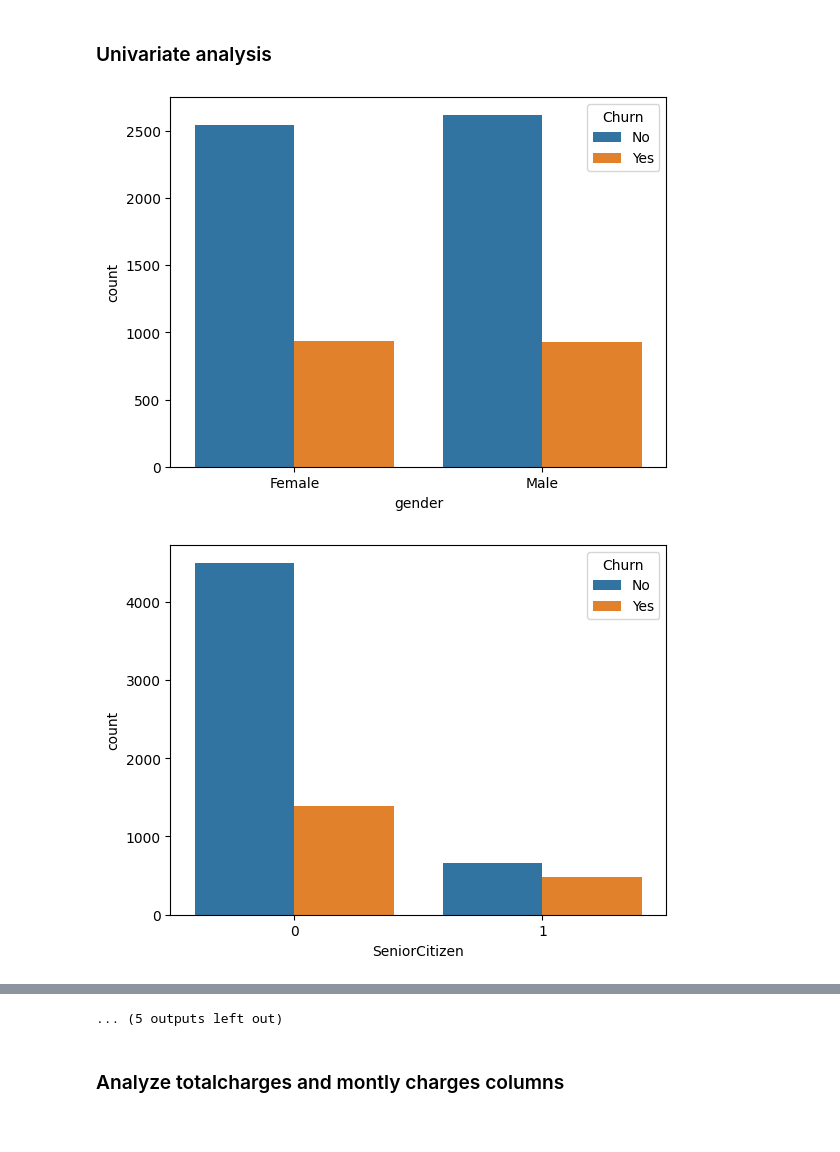
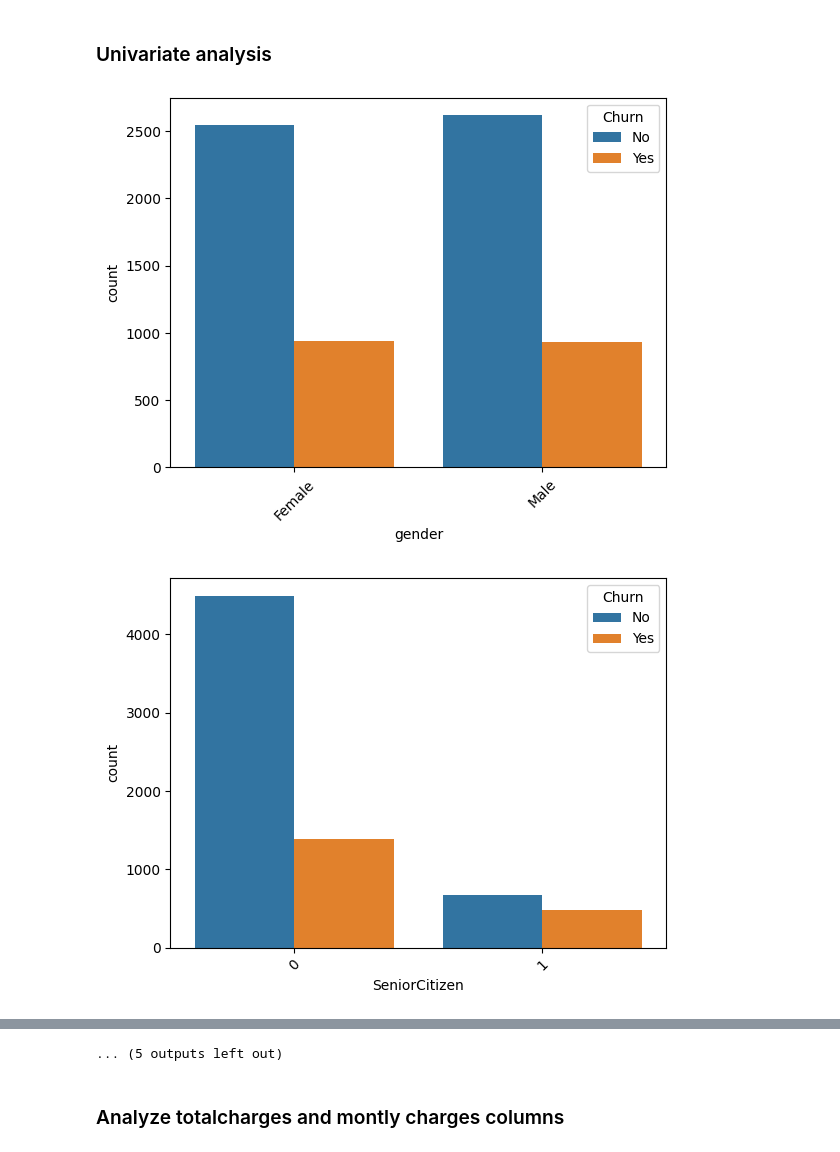
Before and after one commit to snehuvarbhe/Telecom_retention, a Jupyter notebook: EDA.ipynb, the cells around one changed output, grey strips where cells are left out. Cells and saved outputs as stored; diff of their text form; code cells hidden in the pictures.

```diff
--- a/EDA.ipynb
+++ b/EDA.ipynb
@@ -224,7 +222,8 @@ Observation:
 # %%
 for i,col in enumerate(new_df.drop(columns=['Churn','TotalCharges','MonthlyCharges'])):
     plt.figure(i)
     sns.countplot(data=new_df,x=col,hue=new_df['Churn'])
+    plt.xticks(rotation=45)
 # %% [output]
-[figure, old version]
+[figure, new version]
-[figure, old version]
+[figure, new version]
```
Also changed, not shown: parts of 11 cells of this notebook, 1 other file.
